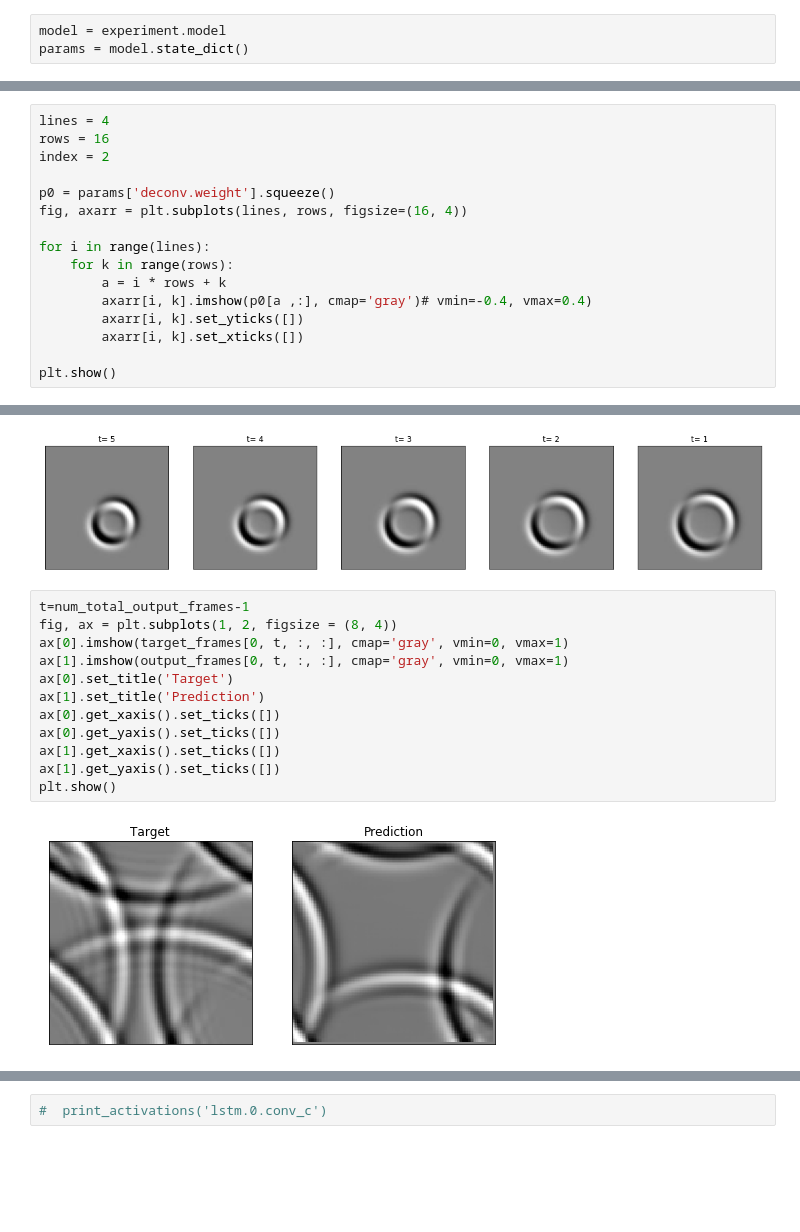
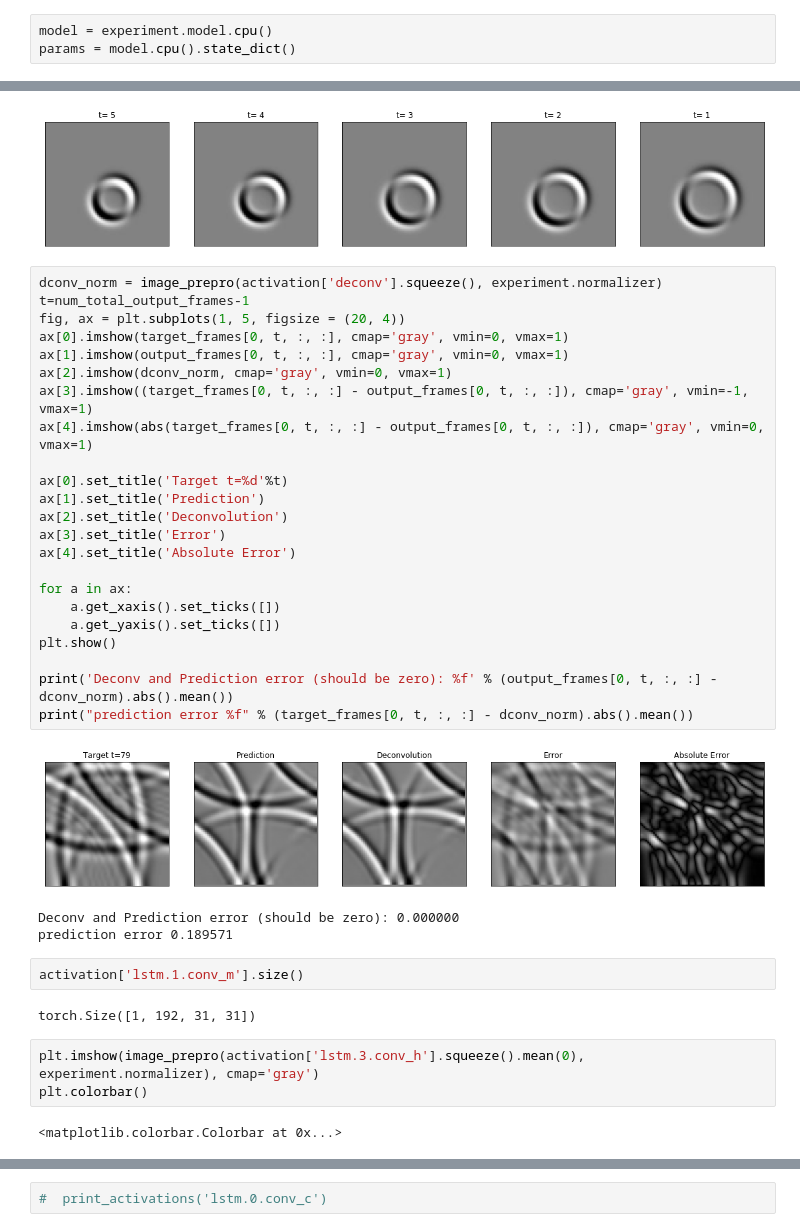
Before and after one commit to stathius/wave_propagation, a Jupyter notebook: notebooks/Viz - Causal LSTM filters and internal states.ipynb, the cells around one changed output, grey strips where cells are left out. Saved outputs shown, nothing was run; the diff lists cells and outputs as text; blank space fills up the shorter version.

```diff
--- a/notebooks/Viz - Causal LSTM filters and internal states.ipynb
+++ b/notebooks/Viz - Causal LSTM filters and internal states.ipynb
@@ -50,5 +47,5 @@ out_prepro = image_prepro(output_frames, experiment.normalizer), image_prepro(ta
 # %% [markdown]
 # Viz latent space of PredRNN
 # %%
-model = experiment.model
-params = model.state_dict()
+model = experiment.model.cpu()
+params = model.cpu().state_dict()
@@ -131,16 +138,0 @@ torch.Size([64, 1, 7, 7])
-# %%
-lines = 4
-rows = 16
-index = 2
-
-p0 = params['deconv.weight'].squeeze()
-fig, axarr = plt.subplots(lines, rows, figsize=(16, 4))
-
-for i in range(lines):
-    for k in range(rows):
-        a = i * rows + k
-        axarr[i, k].imshow(p0[a ,:], cmap='gray')# vmin=-0.4, vmax=0.4)
-        axarr[i, k].set_yticks([])
-        axarr[i, k].set_xticks([])
-
-plt.show()
@@ -206,16 +210,38 @@ plt.show()
 # %% [output]
 [figure]
 # %%
+dconv_norm = image_prepro(activation['deconv'].squeeze(), experiment.normalizer)
 t=num_total_output_frames-1
-fig, ax = plt.subplots(1, 2, figsize = (8, 4))
+fig, ax = plt.subplots(1, 5, figsize = (20, 4))
 ax[0].imshow(target_frames[0, t, :, :], cmap='gray', vmin=0, vmax=1)
 ax[1].imshow(output_frames[0, t, :, :], cmap='gray', vmin=0, vmax=1)
-ax[0].set_title('Target')
+ax[2].imshow(dconv_norm, cmap='gray', vmin=0, vmax=1)
+ax[3].imshow((target_frames[0, t, :, :] - output_frames[0, t, :, :]), cmap='gray', vmin=-1, vmax=1)
+ax[4].imshow(abs(target_frames[0, t, :, :] - output_frames[0, t, :, :]), cmap='gray', vmin=0, vmax=1)
+
+ax[0].set_title('Target t=%d'%t)
 ax[1].set_title('Prediction')
-ax[0].get_xaxis().set_ticks([])
-ax[0].get_yaxis().set_ticks([])
-ax[1].get_xaxis().set_ticks([])
-ax[1].get_yaxis().set_ticks([])
+ax[2].set_title('Deconvolution')
+ax[3].set_title('Error')
+ax[4].set_title('Absolute Error')
+
+for a in ax:
+    a.get_xaxis().set_ticks([])
+    a.get_yaxis().set_ticks([])
 plt.show()
+
+print('Deconv and Prediction error (should be zero): %f' % (output_frames[0, t, :, :] - dconv_norm).abs().mean())
+print("prediction error %f" % (target_frames[0, t, :, :] - dconv_norm).abs().mean())
 # %% [output]
-[figure, old version]
+[figure, new version]
+Deconv and Prediction error (should be zero): 0.000000
+prediction error 0.189571
+# %%
+activation['lstm.1.conv_m'].size()
+# %% [output]
+torch.Size([1, 192, 31, 31])
+# %%
+plt.imshow(image_prepro(activation['lstm.3.conv_h'].squeeze().mean(0), experiment.normalizer), cmap='gray')
+plt.colorbar()
+# %% [output]
+<matplotlib.colorbar.Colorbar at 0x...>
```
Also changed, not shown: parts of 41 cells of this notebook, 4 other files.
